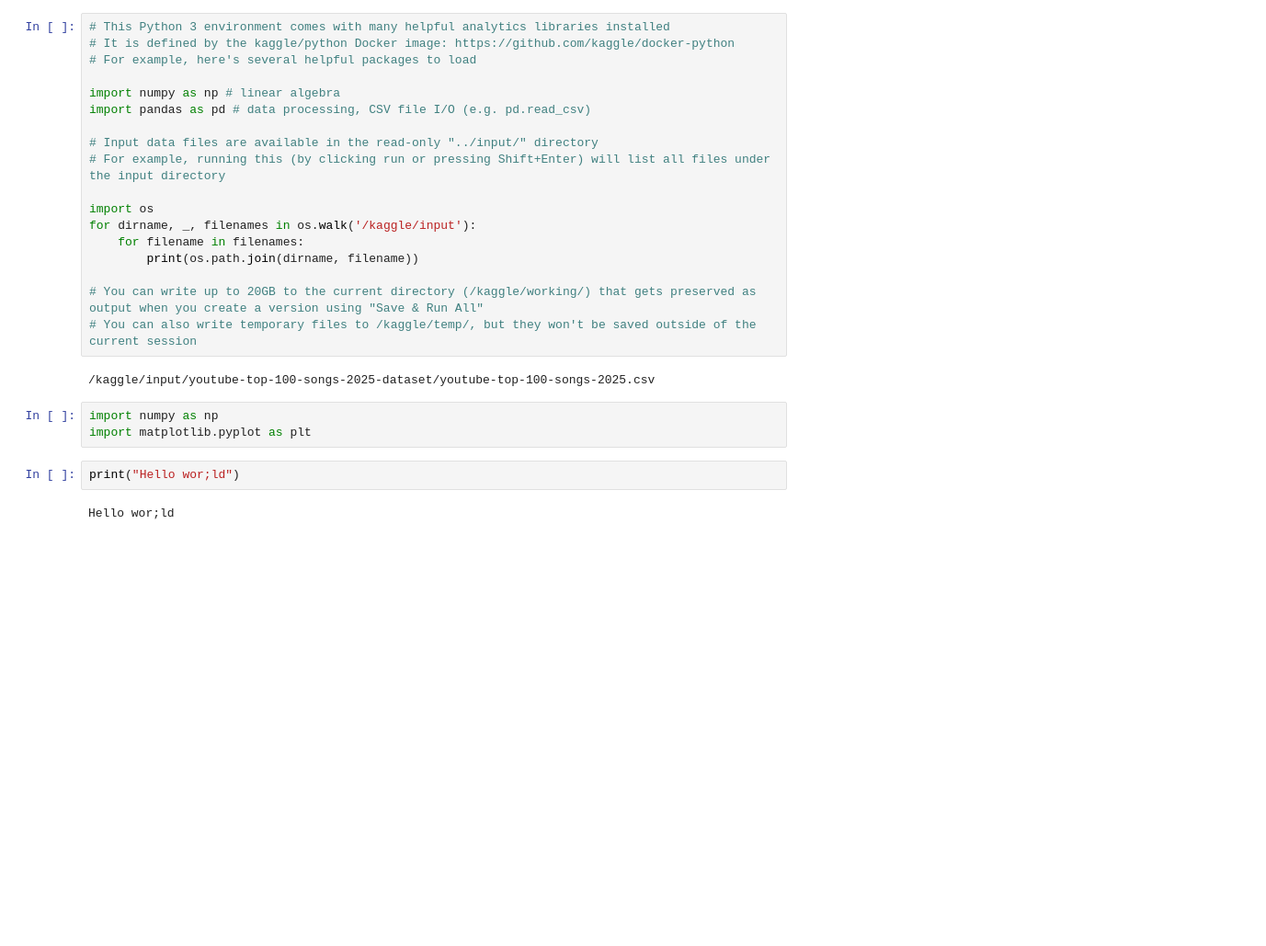
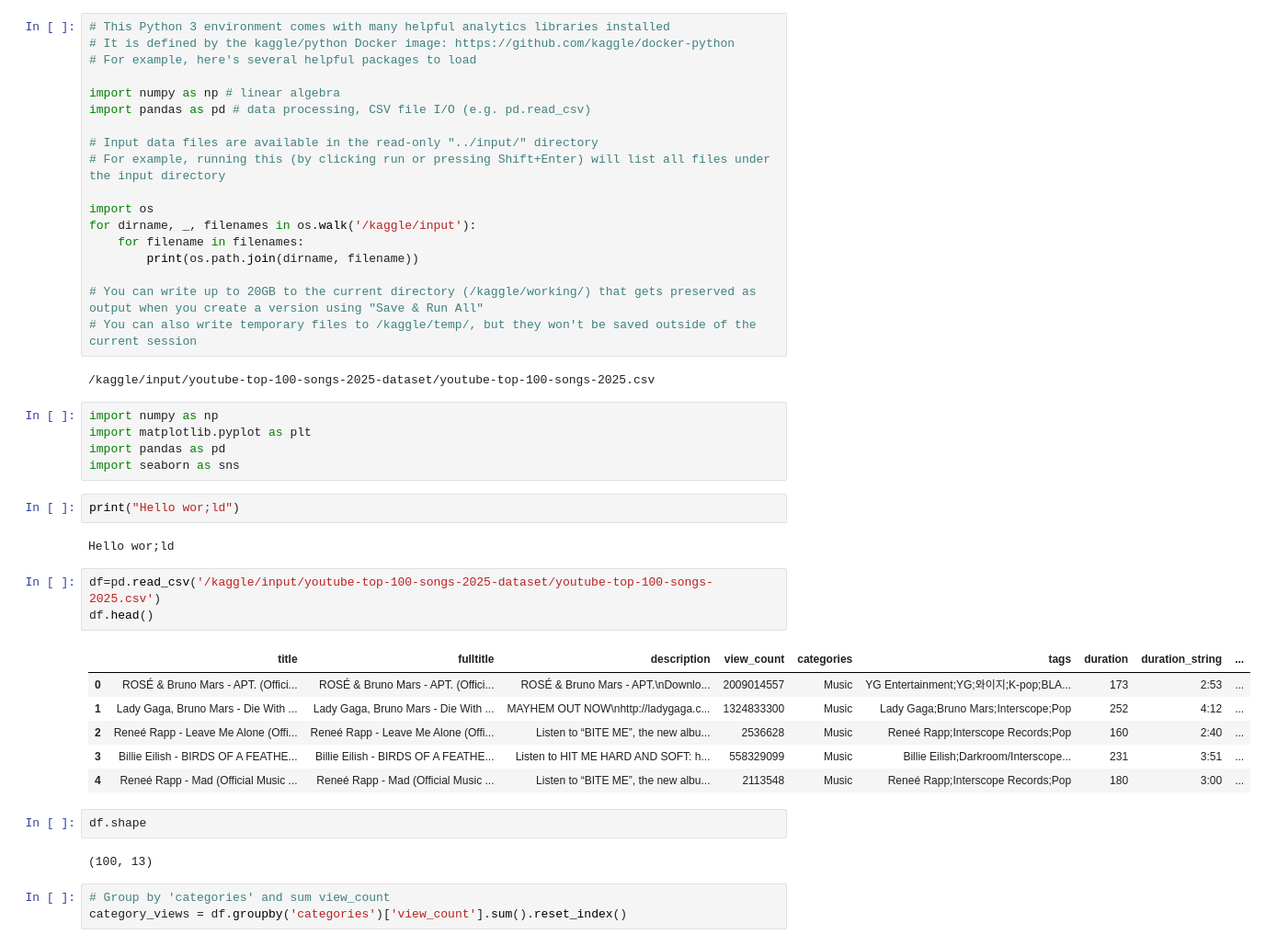
Before and after one commit to Bishal2231/Machine-Learning-Projects, a Jupyter notebook: yotube.ipynb, the cells around one changed output. Shown: that part at 92% size. Cells and saved outputs as stored; diff of their text form; blank space fills up the shorter version.

```diff
--- a/yotube.ipynb
+++ b/yotube.ipynb
@@ -21,7 +21,26 @@ for dirname, _, filenames in os.walk('/kaggle/input'):
 # %%
 import numpy as np
 import matplotlib.pyplot as plt
+import pandas as pd
+import seaborn as sns
 # %%
 print("Hello wor;ld")
 # %% [output]
 Hello wor;ld
+# %%
+df=pd.read_csv('/kaggle/input/youtube-top-100-songs-2025-dataset/youtube-top-100-songs-2025.csv')
+df.head()
+# %% [output]
+|  | title | fulltitle | description | view_count | categories | tags | duration | duration_string | ... |
+| 0 | ROSÉ & Bruno Mars - APT. (Offici... | ROSÉ & Bruno Mars - APT. (Offici... | ROSÉ & Bruno Mars - APT.\nDownlo... | 2009014557 | Music | YG Entertainment;YG;와이지;K-pop;BLA... | 173 | 2:53 | ... |
+| 1 | Lady Gaga, Bruno Mars - Die With ... | Lady Gaga, Bruno Mars - Die With ... | MAYHEM OUT NOW\nhttp://ladygaga.c... | 1324833300 | Music | Lady Gaga;Bruno Mars;Interscope;Pop | 252 | 4:12 | ... |
+| 2 | Reneé Rapp - Leave Me Alone (Offi... | Reneé Rapp - Leave Me Alone (Offi... | Listen to “BITE ME”, the new albu... | 2536628 | Music | Reneé Rapp;Interscope Records;Pop | 160 | 2:40 | ... |
+| 3 | Billie Eilish - BIRDS OF A FEATHE... | Billie Eilish - BIRDS OF A FEATHE... | Listen to HIT ME HARD AND SOFT: h... | 558329099 | Music | Billie Eilish;Darkroom/Interscope... | 231 | 3:51 | ... |
+| 4 | Reneé Rapp - Mad (Official Music ... | Reneé Rapp - Mad (Official Music ... | Listen to “BITE ME”, the new albu... | 2113548 | Music | Reneé Rapp;Interscope Records;Pop | 180 | 3:00 | ... |
+# %%
+df.shape
+# %% [output]
+(100, 13)
+# %%
+# Group by 'categories' and sum view_count
+category_views = df.groupby('categories')['view_count'].sum().reset_index()
```
Also changed, not shown: parts of 5 cells of this notebook.
